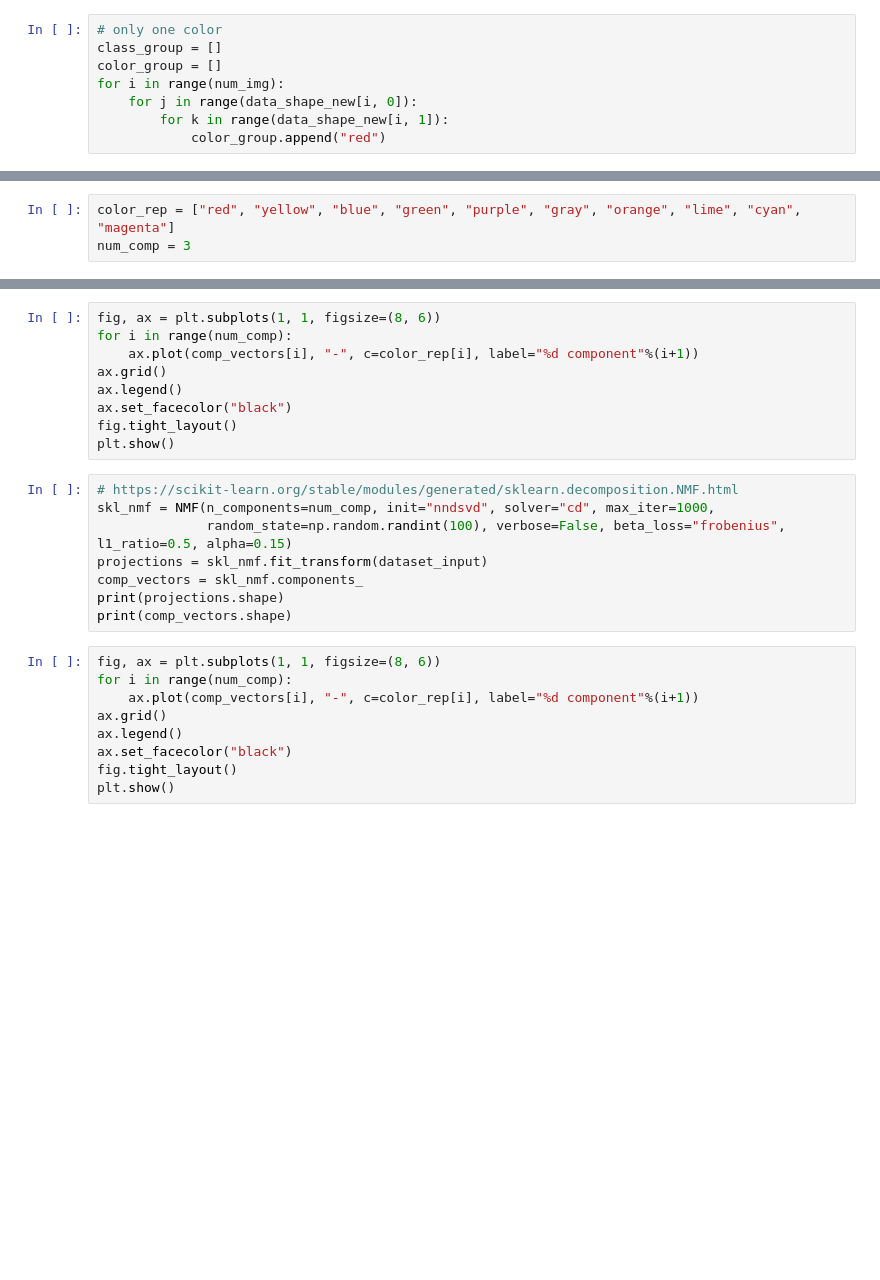
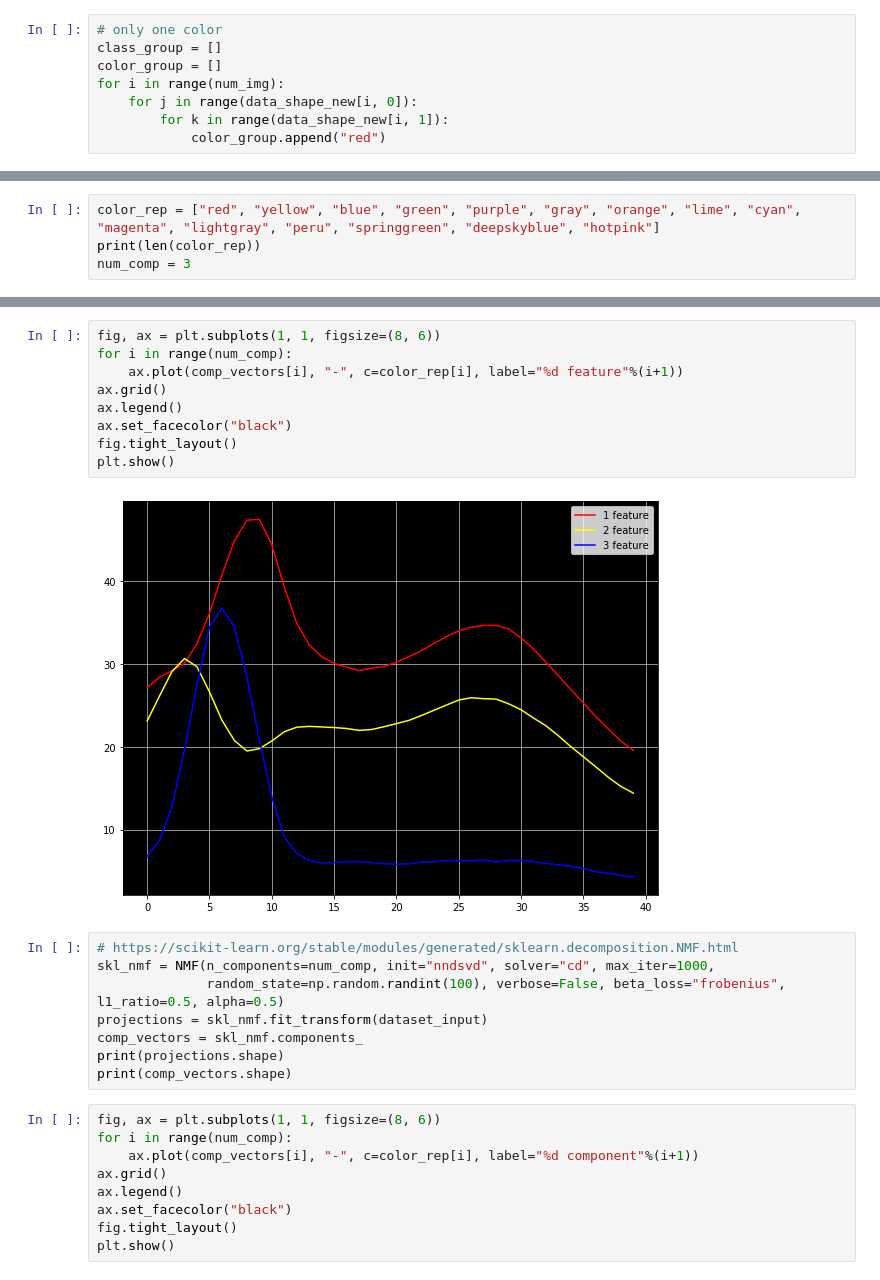
Before and after one commit to jinseuk56/4DSTEM_processing, a Jupyter notebook: NMF_3D_tsne_dbscan_prototype.ipynb, the cells around one changed output, grey strips where cells are left out. Saved outputs shown, nothing was run; the diff lists cells and outputs as text; blank space fills up the shorter version.

```diff
--- a/NMF_3D_tsne_dbscan_prototype.ipynb
+++ b/NMF_3D_tsne_dbscan_prototype.ipynb
@@ -128,3 +165,4 @@ print(dataset_input.shape)
 # %%
-color_rep = ["red", "yellow", "blue", "green", "purple", "gray", "orange", "lime", "cyan", "magenta"]
+color_rep = ["red", "yellow", "blue", "green", "purple", "gray", "orange", "lime", "cyan", "magenta", "lightgray", "peru", "springgreen", "deepskyblue", "hotpink"]
+print(len(color_rep))
 num_comp = 3
@@ -143,16 +217,18 @@ num_comp = comp_vectors.shape[0]
 # %%
 fig, ax = plt.subplots(1, 1, figsize=(8, 6))
 for i in range(num_comp):
-    ax.plot(comp_vectors[i], "-", c=color_rep[i], label="%d component"%(i+1))
+    ax.plot(comp_vectors[i], "-", c=color_rep[i], label="%d feature"%(i+1))
 ax.grid()
 ax.legend()
 ax.set_facecolor("black")
 fig.tight_layout()
 plt.show()
+# %% [output]
+[figure, added]
 # %%
 # https://scikit-learn.org/stable/modules/generated/sklearn.decomposition.NMF.html
 skl_nmf = NMF(n_components=num_comp, init="nndsvd", solver="cd", max_iter=1000,
-              random_state=np.random.randint(100), verbose=False, beta_loss="frobenius", l1_ratio=0.5, alpha=0.15)
+              random_state=np.random.randint(100), verbose=False, beta_loss="frobenius", l1_ratio=0.5, alpha=0.5)
 projections = skl_nmf.fit_transform(dataset_input)
 comp_vectors = skl_nmf.components_
 print(projections.shape)
```
Also changed, not shown: parts of 20 cells of this notebook, 2 other files.
